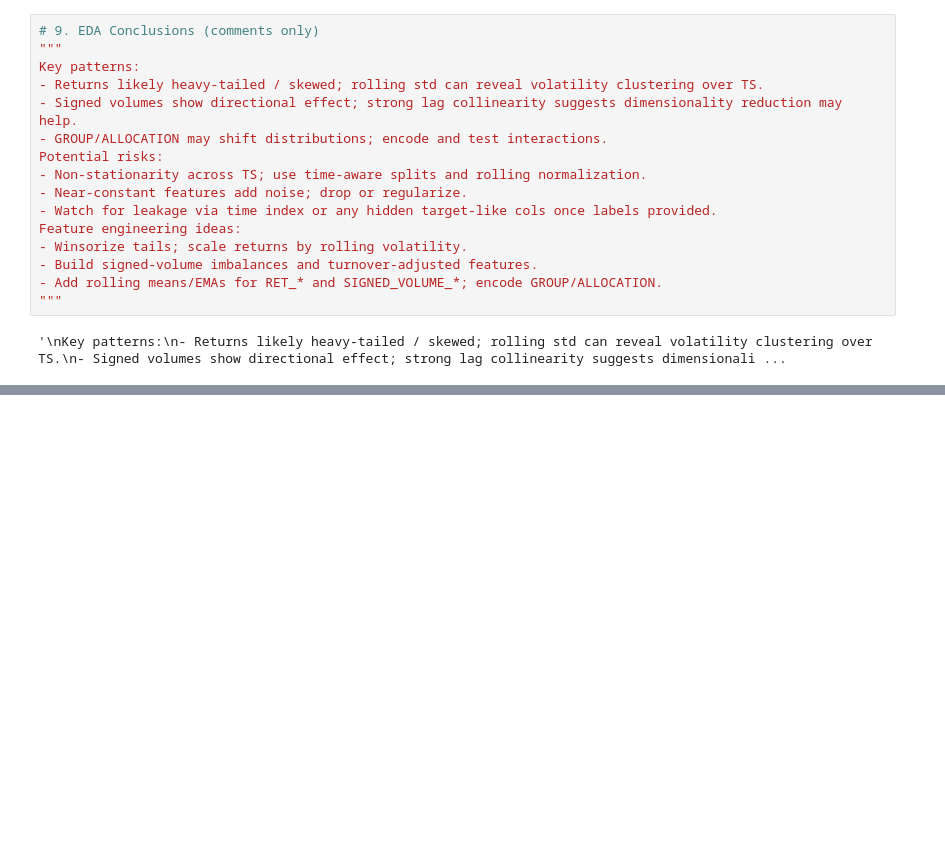
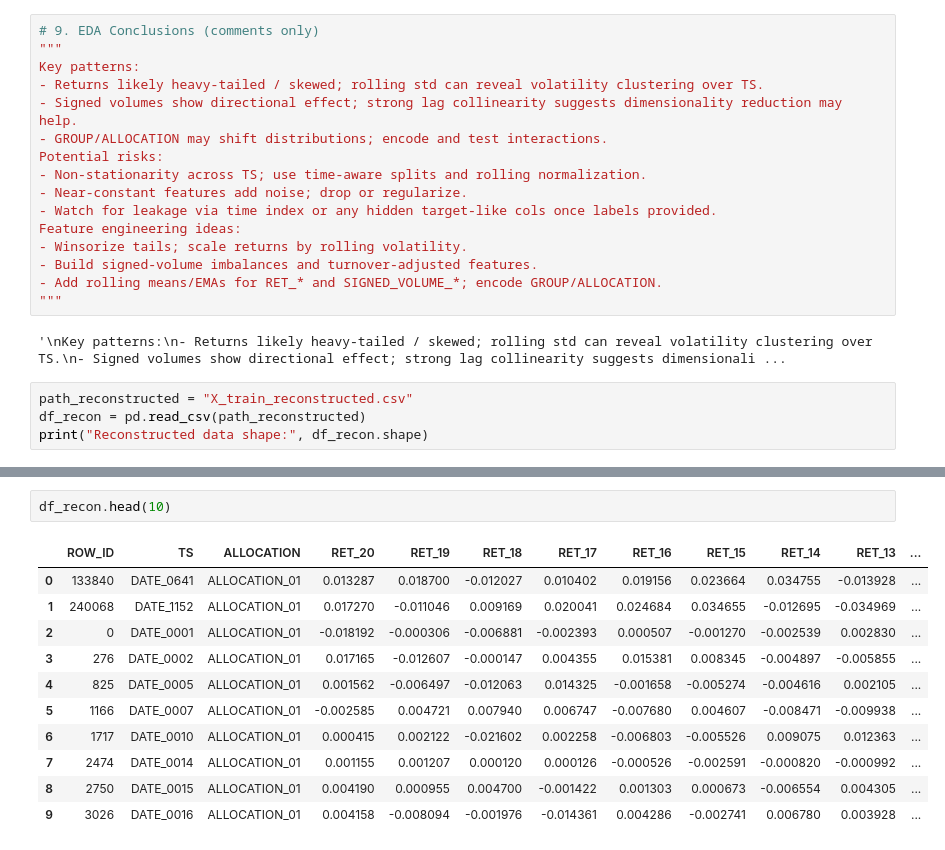
Before and after one commit to Martinoor/QRT-ENS-Data-Challenge, a Jupyter notebook: EDA.ipynb, the cells around one changed output, grey strips where cells are left out. Drawn from its saved outputs; the diff is of its cells as text; blank space fills up the shorter version.

```diff
--- a/EDA.ipynb
+++ b/EDA.ipynb
@@ -405,3 +500,7 @@ Feature engineering ideas:
 """
 # %% [output]
 '\nKey patterns:\n- Returns likely heavy-tailed / skewed; rolling std can reveal volatility clustering over TS.\n- Signed volumes show directional effect; strong lag collinearity suggests dimensionali ...
+# %%
+path_reconstructed = "X_train_reconstructed.csv"
+df_recon = pd.read_csv(path_reconstructed)
+print("Reconstructed data shape:", df_recon.shape)
@@ -407,0 +529,14 @@ Feature engineering ideas:
+# %%
+df_recon.head(10)
+# %% [output]
+|  | ROW_ID | TS | ALLOCATION | RET_20 | RET_19 | RET_18 | RET_17 | RET_16 | RET_15 | RET_14 | RET_13 | ... |
+| 0 | 133840 | DATE_0641 | ALLOCATION_01 | 0.013287 | 0.018700 | -0.012027 | 0.010402 | 0.019156 | 0.023664 | 0.034755 | -0.013928 | ... |
+| 1 | 240068 | DATE_1152 | ALLOCATION_01 | 0.017270 | -0.011046 | 0.009169 | 0.020041 | 0.024684 | 0.034655 | -0.012695 | -0.034969 | ... |
+| 2 | 0 | DATE_0001 | ALLOCATION_01 | -0.018192 | -0.000306 | -0.006881 | -0.002393 | 0.000507 | -0.001270 | -0.002539 | 0.002830 | ... |
+| 3 | 276 | DATE_0002 | ALLOCATION_01 | 0.017165 | -0.012607 | -0.000147 | 0.004355 | 0.015381 | 0.008345 | -0.004897 | -0.005855 | ... |
+| 4 | 825 | DATE_0005 | ALLOCATION_01 | 0.001562 | -0.006497 | -0.012063 | 0.014325 | -0.001658 | -0.005274 | -0.004616 | 0.002105 | ... |
+| 5 | 1166 | DATE_0007 | ALLOCATION_01 | -0.002585 | 0.004721 | 0.007940 | 0.006747 | -0.007680 | 0.004607 | -0.008471 | -0.009938 | ... |
+| 6 | 1717 | DATE_0010 | ALLOCATION_01 | 0.000415 | 0.002122 | -0.021602 | 0.002258 | -0.006803 | -0.005526 | 0.009075 | 0.012363 | ... |
+| 7 | 2474 | DATE_0014 | ALLOCATION_01 | 0.001155 | 0.001207 | 0.000120 | 0.000126 | -0.000526 | -0.002591 | -0.000820 | -0.000992 | ... |
+| 8 | 2750 | DATE_0015 | ALLOCATION_01 | 0.004190 | 0.000955 | 0.004700 | -0.001422 | 0.001303 | 0.000673 | -0.006554 | 0.004305 | ... |
+| 9 | 3026 | DATE_0016 | ALLOCATION_01 | 0.004158 | -0.008094 | -0.001976 | -0.014361 | 0.004286 | -0.002741 | 0.006780 | 0.003928 | ... |
```
Also changed, not shown: parts of 6 cells of this notebook, 3 other files.
